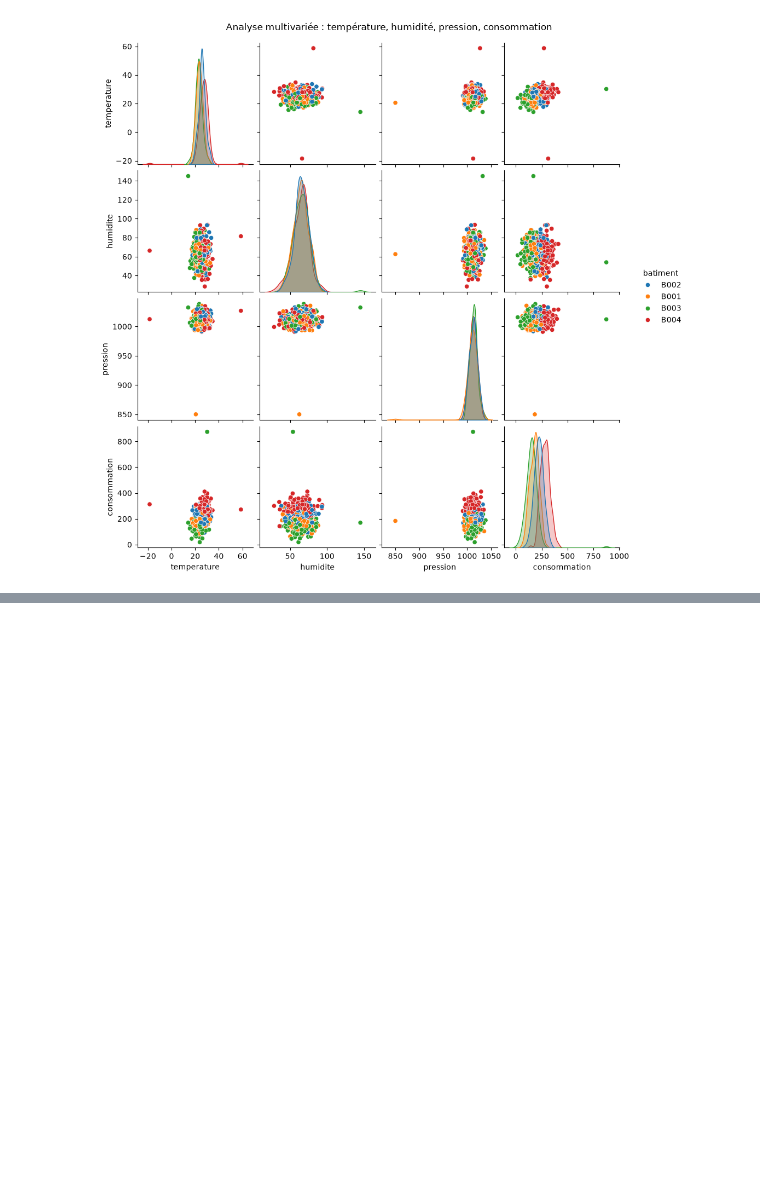
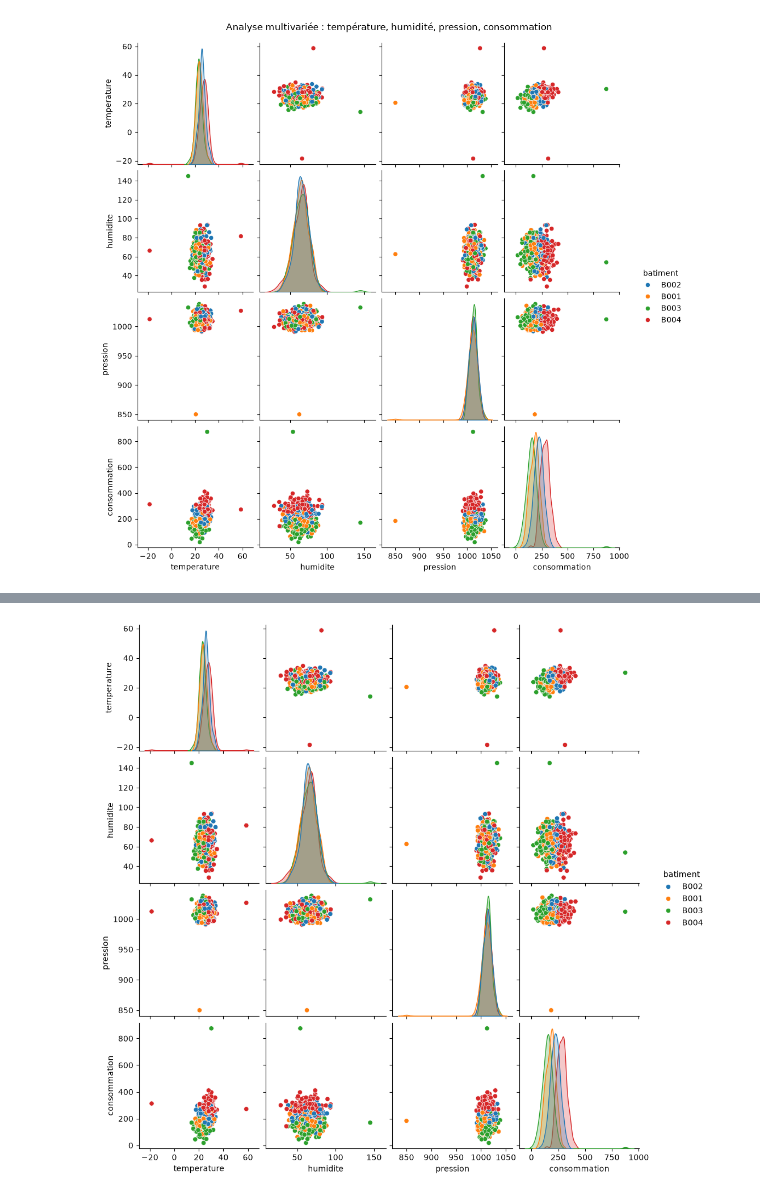
Before and after one commit to sinendoye/atelier_seaborn_iot, a Jupyter notebook: notebooks/atelier_seaborn_iot.ipynb, the cells around one changed output, grey strips where cells are left out. Cells and saved outputs as stored; diff of their text form; code cells hidden in the pictures; blank space fills up the shorter version.

```diff
--- a/notebooks/atelier_seaborn_iot.ipynb
+++ b/notebooks/atelier_seaborn_iot.ipynb
@@ -472,0 +498,8 @@ plt.show()
+# %%
+g = sns.pairplot(df[variables + ["batiment"]], hue="batiment", diag_kind="kde", height=2.5)
+g.savefig("../exports/pairplot.png", dpi=300, bbox_inches="tight")
+g.savefig("../exports/pairplot.pdf", dpi=300, bbox_inches="tight")
+
+plt.show()
+# %% [output]
+[figure, added]
```
Also changed, not shown: parts of 4 cells of this notebook, 6 other files.
